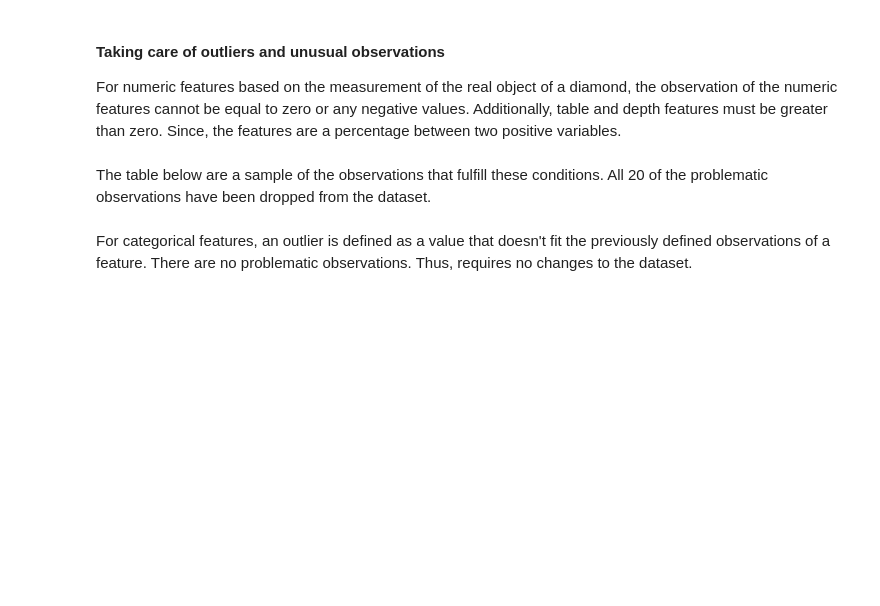
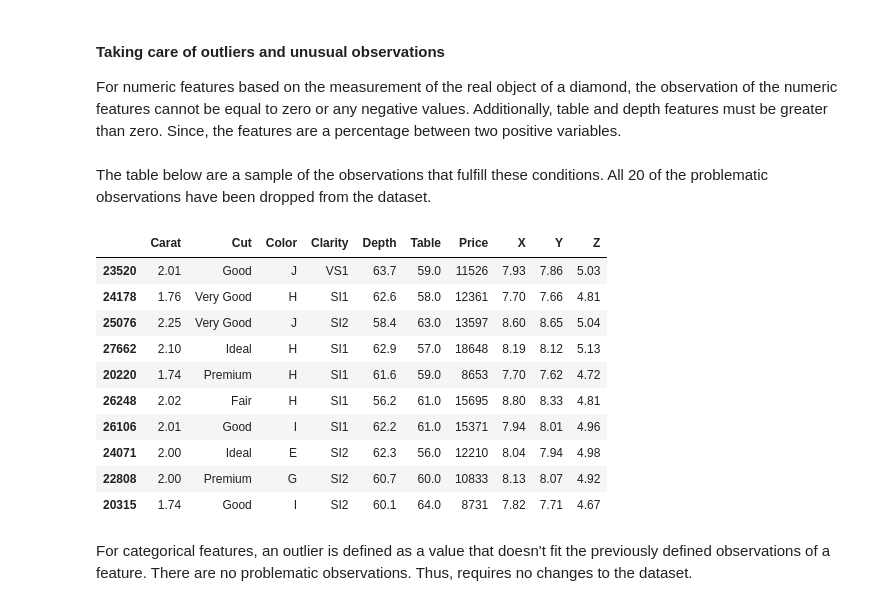
Before and after one commit to Jobi060704/Predicting-Diamond-Prices-RMIT, a Jupyter notebook: mathstuffthing.ipynb, the cells around one changed output. Drawn from its saved outputs; the diff is of its cells as text; code cells hidden in the pictures; blank space fills up the shorter version.

```diff
--- a/mathstuffthing.ipynb
+++ b/mathstuffthing.ipynb
@@ -122,7 +152,20 @@ For numeric features based on the measurement of the real object of a diamond, t
 The table below are a sample of the observations that fulfill these conditions. All 20 of the problematic observations have been dropped from the dataset.
 # %%
 no_outlier_df = new_diamond_df[(new_diamond_df['Carat'] > 0) & (new_diamond_df['Depth'] > 0) & (new_diamond_df['Table'] > 0) & (new_diamond_df['X'] > 0) & (new_diamond_df['Y'] > 0) & (new_diamond_df['Z'] > 0)]
+no_outlier_df = no_outlier_df[(no_outlier_df['Carat'] > no_outlier_df['Carat'].quantile(0.75) + no_outlier_df['Carat'].quantile(0.75) - no_outlier_df['Carat'].quantile(0.25)) & (no_outlier_df['Depth'] > no_outlier_df['Depth'].quantile(0.75) + no_outlier_df['Depth'].quantile(0.75) - no_outlier_df['Depth'].quantile(0.25)) & (no_outlier_df['Table'] > no_outlier_df['Table'].quantile(0.75) + no_outlier_df['Table'].quantile(0.75) - no_outlier_df['Table'].quantile(0.25))]
 no_outlier_df.sample(10, random_state=99)
+# %% [output]
+|  | Carat | Cut | Color | Clarity | Depth | Table | Price | X | Y | Z |
+| 23520 | 2.01 | Good | J | VS1 | 63.7 | 59.0 | 11526 | 7.93 | 7.86 | 5.03 |
+| 24178 | 1.76 | Very Good | H | SI1 | 62.6 | 58.0 | 12361 | 7.70 | 7.66 | 4.81 |
+| 25076 | 2.25 | Very Good | J | SI2 | 58.4 | 63.0 | 13597 | 8.60 | 8.65 | 5.04 |
+| 27662 | 2.10 | Ideal | H | SI1 | 62.9 | 57.0 | 18648 | 8.19 | 8.12 | 5.13 |
+| 20220 | 1.74 | Premium | H | SI1 | 61.6 | 59.0 | 8653 | 7.70 | 7.62 | 4.72 |
+| 26248 | 2.02 | Fair | H | SI1 | 56.2 | 61.0 | 15695 | 8.80 | 8.33 | 4.81 |
+| 26106 | 2.01 | Good | I | SI1 | 62.2 | 61.0 | 15371 | 7.94 | 8.01 | 4.96 |
+| 24071 | 2.00 | Ideal | E | SI2 | 62.3 | 56.0 | 12210 | 8.04 | 7.94 | 4.98 |
+| 22808 | 2.00 | Premium | G | SI2 | 60.7 | 60.0 | 10833 | 8.13 | 8.07 | 4.92 |
+| 20315 | 1.74 | Good | I | SI2 | 60.1 | 64.0 | 8731 | 7.82 | 7.71 | 4.67 |
 # %% [markdown]
 For categorical features, an outlier is defined as a value that doesn't fit the previously defined observations of a feature. There are no problematic observations. Thus, requires no changes to the dataset.
 # %% [markdown]
```
Also changed, not shown: parts of 13 cells of this notebook.
